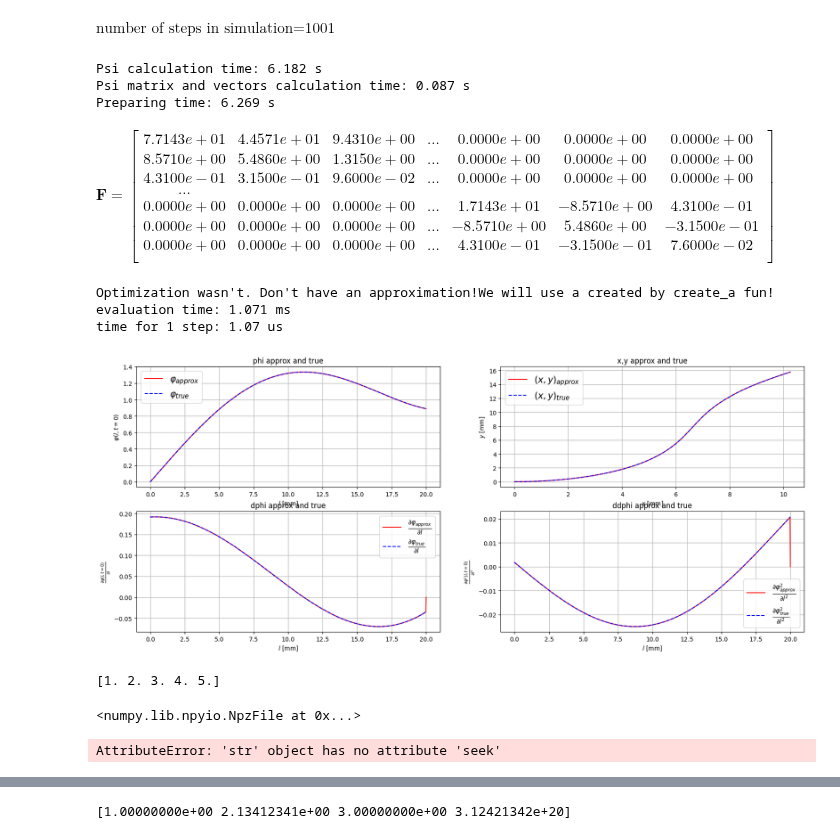
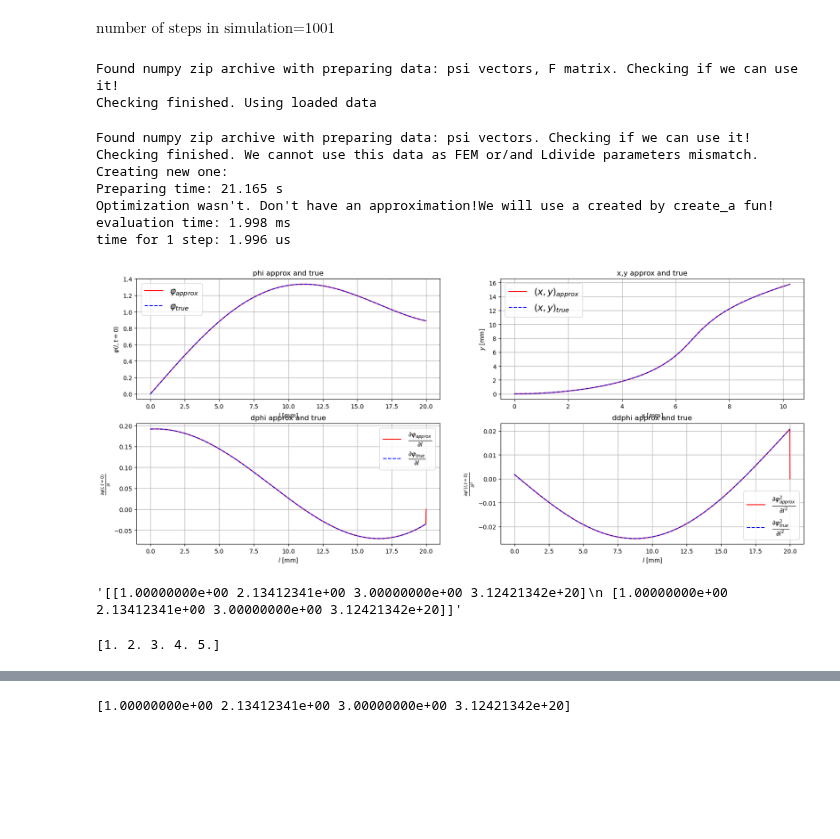
Before and after one commit to dvogureckiy99/dynastatflex, a Jupyter notebook: library_test.ipynb, the cells around one changed output, grey strips where cells are left out. Cells and saved outputs as stored; diff of their text form; code cells hidden in the pictures; blank space fills up the shorter version.

```diff
--- a/library_test.ipynb
+++ b/library_test.ipynb
@@ -21,27 +14,32 @@ flex_beam_instance.Simulating.Ldivide(step_mult=1,disp=True)
 # %% [output]
 $\displaystyle \text{number of steps in simulation=}1001$
 # %%
-flex_beam_instance.Simulating.static_preparing()
+flex_beam_instance.Simulating.static_preparing(disp=False)
 # %% [output]
-Psi calculation time: 6.182 s
-Psi matrix and vectors calculation time: 0.087 s
-Preparing time: 6.269 s
+Found numpy zip archive with preparing data: psi vectors, F matrix. Checking if we can use it!
+Checking finished. Using loaded data
-$\displaystyle \bm{F}=\begin{bmatrix}
-  7.7143e+01 & 4.4571e+01 & 9.4310e+00 & ... & 0.0000e+00 & 0.0000e+00 & 0.0000e+00\\
-  8.5710e+00 & 5.4860e+00 & 1.3150e+00 & ... & 0.0000e+00 & 0.0000e+00 & 0.0000e+00\\
-  4.3100e-01 & 3.1500e-01 & 9.6000e-02 & ... & 0.0000e+00 & 0.0000e+00 & 0.0000e+00\\
-  ...\\
-  0.0000e+00 & 0.0000e+00 & 0.0000e+00 & ... & 1.7143e+01 & -8.5710e+00 & 4.3100e-01\\
-  0.0000e+00 & 0.0000e+00 & 0.0000e+00 & ... & -8.5710e+00 & 5.4860e+00 & -3.1500e-01\\
-  0.0000e+00 & 0.0000e+00 & 0.0000e+00 & ... & 4.3100e-01 & -3.1500e-01 & 7.6000e-02\\
-\end{bmatrix}$
-# %%
-flex_beam_instance.Simulating.phi_approx(disp_time=True,der_num=2)
-# %% [output]
-Optimization wasn't. Don't have an approximation!We will use a created by create_a fun!
-evaluation time: 1.071 ms
-time for 1 step: 1.07 us
-[figure, removed]
+# %%
+l = sm.symbols("l")
+phi = 0.6*(1.7*sm.sin(1.7e-1*l)+0.3*(sm.exp(l/10))-0.3)
+flex_beam_instance.Simulating.set_phi(phi,disp=False)
+flex_beam_instance.Simulating.create_a(disp=False)
+# flex_beam_instance.Simulating.show_one_element_approx(e=5)
+flex_beam_instance.Simulating.phi_approx_preparing()
+
+flex_beam_instance.Simulating.phi_approx(disp_time=True,der_num=2)
+# %% [output]
+Found numpy zip archive with preparing data: psi vectors. Checking if we can use it!
+Checking finished. We cannot use this data as FEM or/and Ldivide parameters mismatch. Creating new one:
+Preparing time: 21.165 s
+Optimization wasn't. Don't have an approximation!We will use a created by create_a fun!
+evaluation time: 1.998 ms
+time for 1 step: 1.996 us
+[figure, added]
+# %%
+a = np.array([[1, 2.13412341343124134134314421124018550128903, 3, 312421342134213421344.123],[1, 2.13412341343124134134314421124018550128903, 3, 312421342134213421344.123]])
+np.array2string(a)
+# %% [output]
+'[[1.00000000e+00 2.13412341e+00 3.00000000e+00 3.12421342e+20]\n [1.00000000e+00 2.13412341e+00 3.00000000e+00 3.12421342e+20]]'
 # %%
 a = [1,2,3,4,5]
 
@@ -71,11 +69,3 @@ with np.load('test3.npz') as data:
 # print(b==e)
 # print(d)
 # print(e)
-# %%
-data
-# %% [output]
-<numpy.lib.npyio.NpzFile at 0x...>
-# %%
-_ = 'test3.npz'.seek(0)
-# %% [output]
-AttributeError: 'str' object has no attribute 'seek'
```
Also changed, not shown: parts of 5 cells of this notebook, 2 other files.
